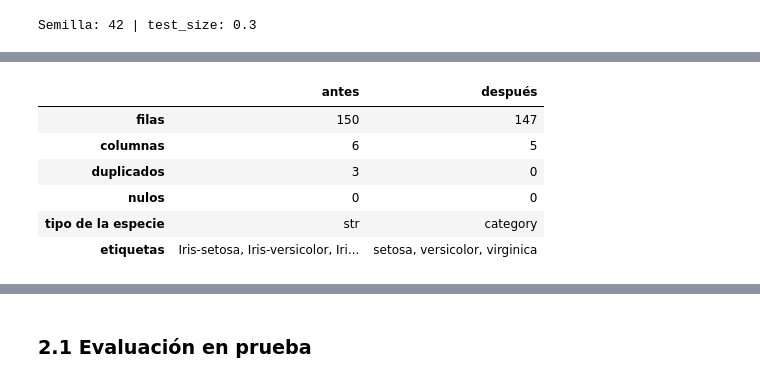
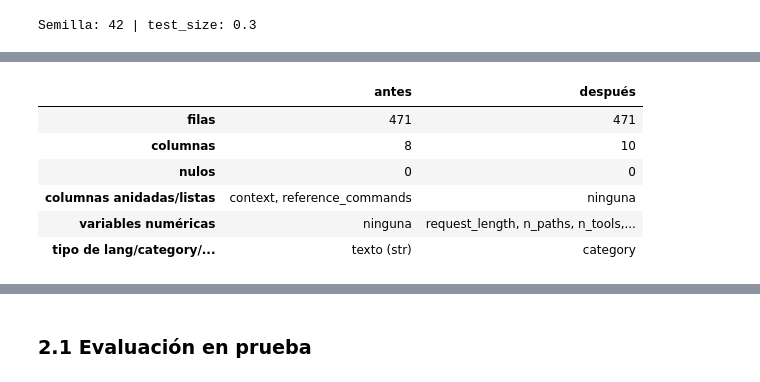
Before and after one commit to SantiagoMesa0911/MachineLearningIU, a Jupyter notebook: S30_Unidad1_EA2_Modelos_de_Prediccion_y_Clasificacion/notebooks/modelos_prediccion_clasificacion.ipynb, the cells around one changed output, grey strips where cells are left out. Cells and saved outputs as stored; diff of their text form; code cells hidden in the pictures.

```diff
--- a/S30_Unidad1_EA2_Modelos_de_Prediccion_y_Clasificacion/notebooks/modelos_prediccion_clasificacion.ipynb
+++ b/S30_Unidad1_EA2_Modelos_de_Prediccion_y_Clasificacion/notebooks/modelos_prediccion_clasificacion.ipynb
@@ -22,15 +22,15 @@ if str(PROJECT_ROOT) not in sys.path:
     sys.path.insert(0, str(PROJECT_ROOT))
 
 from src import config
-from src.pipeline import load_raw_data, build_preprocessor, run_experiment
+from src.pipeline import (load_raw_data, build_preprocessor, regression_subset,
+                          build_regression, build_classifier, run_experiment)
 from src.preprocessing import split_data
-from src.regression_model import LinearRegressionModel
-from src.classification_model import LogisticRegressionClassifier
+from src.classification_model import TextLogisticClassifier
 from src.interpretation import (interpret_regression, interpret_classification,
                                 describe_class_balance)
 from src.report_writer import ModelSummaryWriter
 
-pd.set_option("display.max_colwidth", None)
+pd.set_option("display.max_colwidth", 90)
 pd.set_option("display.width", 200)
 print("Semilla:", config.RANDOM_STATE, "| test_size:", config.TEST_SIZE)
 # %% [output]
@@ -157,21 +196,19 @@ preprocessor.steps_as_dataframe()
 # %%
 comparison = pd.DataFrame({
-    "antes": [df_raw.shape[0], df_raw.shape[1], int(df_raw.drop(columns="Id").duplicated().sum()),
-              int(df_raw.isnull().sum().sum()), str(df_raw["Species"].dtype),
-              ", ".join(sorted(df_raw["Species"].unique()))],
-    "después": [df_clean.shape[0], df_clean.shape[1], int(df_clean.duplicated().sum()),
-                int(df_clean.isnull().sum().sum()), str(df_clean["species"].dtype),
-                ", ".join(df_clean["species"].cat.categories)],
-}, index=["filas", "columnas", "duplicados", "nulos", "tipo de la especie", "etiquetas"])
+    "antes": [df_raw.shape[0], df_raw.shape[1], int(df_raw.isnull().sum().sum()),
+              "context, reference_commands", "ninguna", "texto (str)"],
+    "después": [df_clean.shape[0], df_clean.shape[1], int(df_clean.drop(columns="command_length").isnull().sum().sum()),
+                "ninguna", "request_length, n_paths, n_tools, command_length", "category"],
+}, index=["filas", "columnas", "nulos", "columnas anidadas/listas", "variables numéricas", "tipo de lang/category/..."])
 comparison
 # %% [output]
 |  | antes | después |
-| filas | 150 | 147 |
-| columnas | 6 | 5 |
-| duplicados | 3 | 0 |
+| filas | 471 | 471 |
+| columnas | 8 | 10 |
 | nulos | 0 | 0 |
-| tipo de la especie | str | category |
-| etiquetas | Iris-setosa, Iris-versicolor, Iri... | setosa, versicolor, virginica |
+| columnas anidadas/listas | context, reference_commands | ninguna |
+| variables numéricas | ninguna | request_length, n_paths, n_tools,... |
+| tipo de lang/category/... | texto (str) | category |
 # %%
 df_clean.head()
 # %% [output]
```
Also changed, not shown: parts of 64 cells of this notebook, 9 other files.
